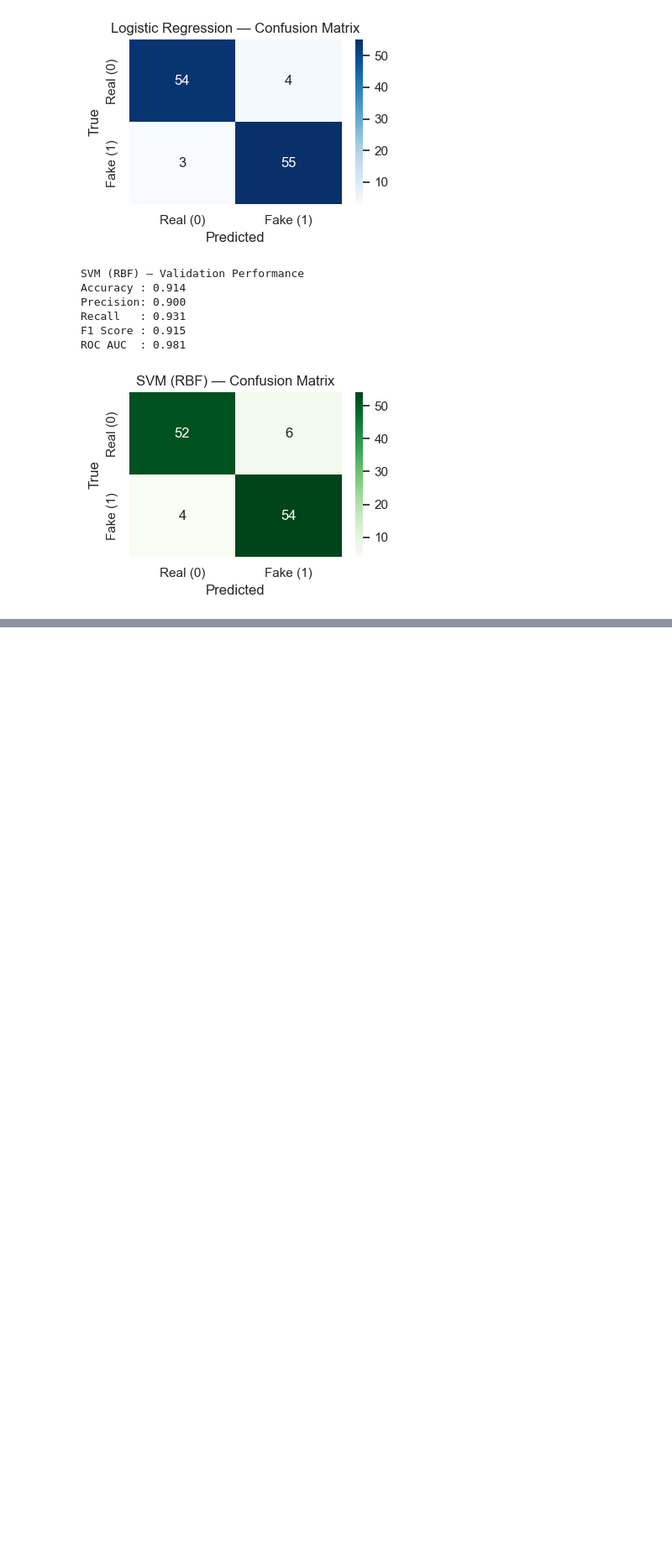
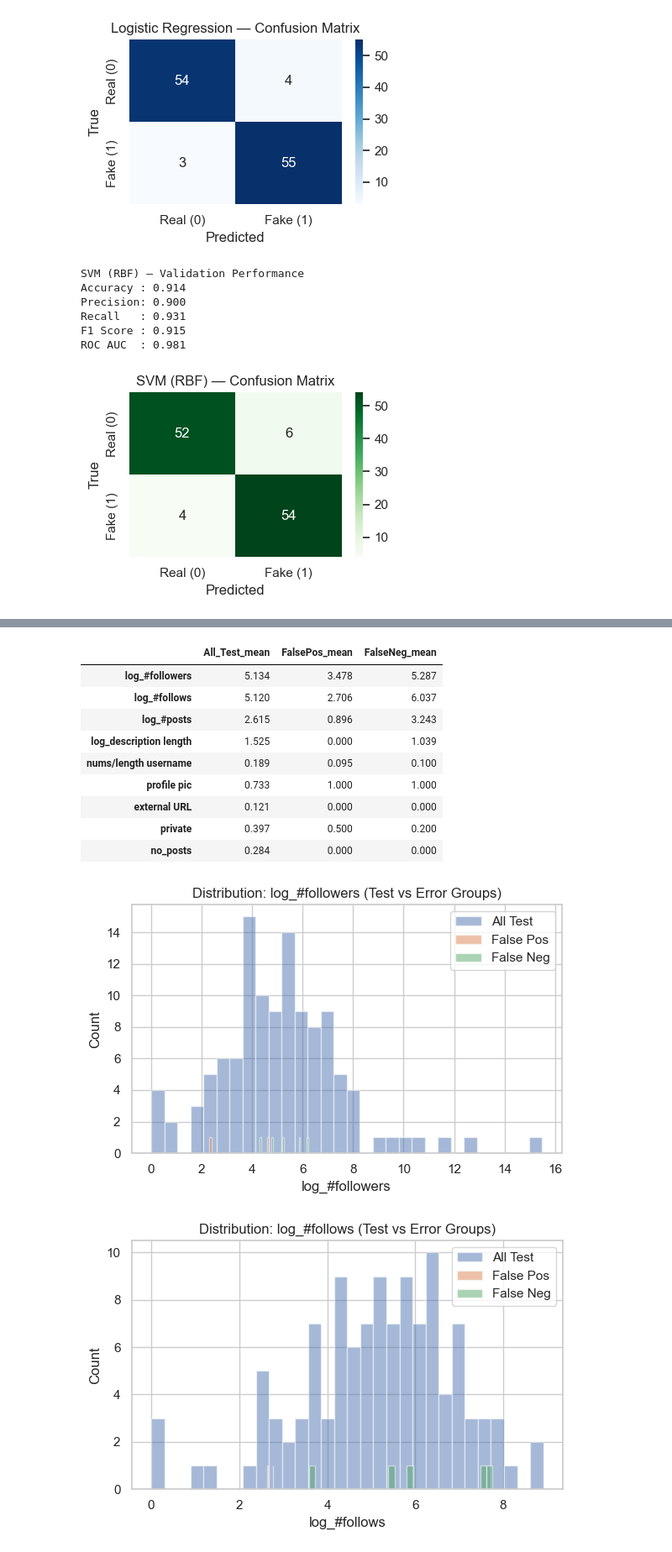
Before and after one commit to HivanshD/insta-fake-detector, a Jupyter notebook: notebooks/01_data_exploration.ipynb.ipynb, the cells around one changed output, grey strips where cells are left out. Shown at 84% size. Saved outputs shown, nothing was run; the diff lists cells and outputs as text; code cells hidden in the pictures; blank space fills up the shorter version.

```diff
--- a/notebooks/01_data_exploration.ipynb.ipynb
+++ b/notebooks/01_data_exploration.ipynb.ipynb
@@ -461,0 +594,68 @@ Top Logistic Regression Coefficients (largest absolute effect on 'fake'):
+# %%
+# =========================================================
+# STEP F: ERROR ANALYSIS (FALSE POSITIVES / FALSE NEGATIVES)
+# =========================================================
+
+import pandas as pd
+import numpy as np
+import matplotlib.pyplot as plt
+
+# Build a combined test dataframe for analysis
+test_analysis = X_test.copy()
+test_analysis = test_analysis.reset_index(drop=True)
+test_analysis["y_true"] = y_test.reset_index(drop=True) if hasattr(y_test, "reset_index") else y_test
+test_analysis["y_proba_fake"] = y_test_proba
+test_analysis["y_pred"] = y_test_pred
+
+# Define error groups
+false_pos = test_analysis[(test_analysis["y_true"] == 0) & (test_analysis["y_pred"] == 1)]  # real -> predicted fake
+false_neg = test_analysis[(test_analysis["y_true"] == 1) & (test_analysis["y_pred"] == 0)]  # fake -> predicted real
+
+print("ERROR COUNTS (Test)")
+print("False Positives (Real predicted Fake):", len(false_pos))
+print("False Negatives (Fake predicted Real):", len(false_neg))
+
+# Pick a few key features to inspect (adjust if your names differ)
+key_feats = [c for c in ["log_#followers", "log_#follows", "log_#posts", "log_description length",
+                         "nums/length username", "profile pic", "external URL", "private", "no_posts"]
+             if c in test_analysis.columns]
+
+print("\nKey features used in error analysis:", key_feats)
+
+# Summary stats for each group
+summary = pd.DataFrame({
+    "All_Test_mean": test_analysis[key_feats].mean(numeric_only=True),
+    "FalsePos_mean": false_pos[key_feats].mean(numeric_only=True) if len(false_pos) > 0 else np.nan,
+    "FalseNeg_mean": false_neg[key_feats].mean(numeric_only=True) if len(false_neg) > 0 else np.nan,
+}).round(3)
+
+print("\nMEAN FEATURE COMPARISON (Test vs Errors)")
+display(summary)
+
+# Plot distributions for a few numeric features (quick + interpretable)
+numeric_candidates = [f for f in key_feats if test_analysis[f].dtype != "int64" or f.startswith("log_") or "nums/" in f]
+numeric_candidates = numeric_candidates[:4]  # keep it short and readable
+
+for feat in numeric_candidates:
+    plt.figure(figsize=(6, 4))
+    plt.hist(test_analysis[feat].dropna(), bins=30, alpha=0.5, label="All Test")
+    if len(false_pos) > 0:
+        plt.hist(false_pos[feat].dropna(), bins=30, alpha=0.5, label="False Pos")
+    if len(false_neg) > 0:
+        plt.hist(false_neg[feat].dropna(), bins=30, alpha=0.5, label="False Neg")
+    plt.title(f"Distribution: {feat} (Test vs Error Groups)")
+    plt.xlabel(feat)
+    plt.ylabel("Count")
+    plt.legend()
+    plt.tight_layout()
+    plt.show()
+
+# Show most confident wrong predictions (useful for report narrative)
+if len(false_pos) > 0:
+    print("\nMost confident FALSE POSITIVES (Real predicted Fake):")
+    display(false_pos.sort_values("y_proba_fake", ascending=False).head(5))
+
+if len(false_neg) > 0:
+    print("\nMost confident FALSE NEGATIVES (Fake predicted Real):")
+    display(false_neg.sort_values("y_proba_fake", ascending=True).head(5))
+# %% [output]
@@ -461,0 +669,12 @@ Top Logistic Regression Coefficients (largest absolute effect on 'fake'):
+|  | All_Test_mean | FalsePos_mean | FalseNeg_mean |
+| log_#followers | 5.134 | 3.478 | 5.287 |
+| log_#follows | 5.120 | 2.706 | 6.037 |
+| log_#posts | 2.615 | 0.896 | 3.243 |
+| log_description length | 1.525 | 0.000 | 1.039 |
+| nums/length username | 0.189 | 0.095 | 0.100 |
+| profile pic | 0.733 | 1.000 | 1.000 |
+| external URL | 0.121 | 0.000 | 0.000 |
+| private | 0.397 | 0.500 | 0.200 |
+| no_posts | 0.284 | 0.000 | 0.000 |
+[figure, added]
+[figure, added]
```
Also changed, not shown: parts of 5 cells of this notebook.
